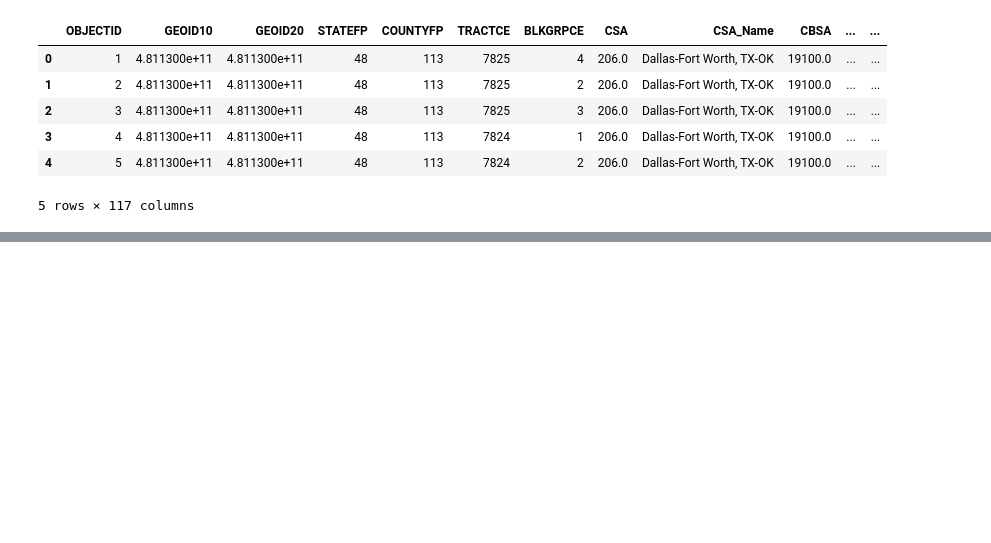
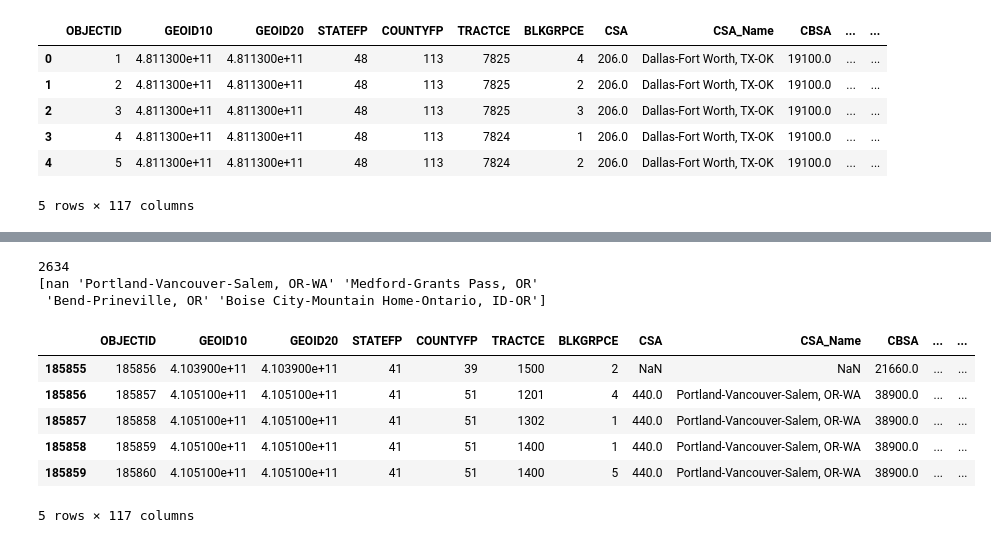
Before and after one commit to dmropp/neighborhood_desirability_project, a Jupyter notebook: exploratory_notebook.ipynb, the cells around one changed output, grey strips where cells are left out. Saved outputs shown, nothing was run; the diff lists cells and outputs as text; code cells hidden in the pictures; blank space fills up the shorter version.

```diff
--- a/exploratory_notebook.ipynb
+++ b/exploratory_notebook.ipynb
@@ -24,0 +95,17 @@ walkability_df.head()
+# %%
+oregon_data = walkability_df.loc[walkability_df["STATEFP"] == 41]
+print(len(oregon_data))
+oregon_cities = oregon_data.CSA_Name.unique()
+print(oregon_cities)
+oregon_data.tail()
+# %% [output]
+2634
+[nan 'Portland-Vancouver-Salem, OR-WA' 'Medford-Grants Pass, OR'
+ 'Bend-Prineville, OR' 'Boise City-Mountain Home-Ontario, ID-OR']
+|  | OBJECTID | GEOID10 | GEOID20 | STATEFP | COUNTYFP | TRACTCE | BLKGRPCE | CSA | CSA_Name | CBSA | ... | ... |
+| 185855 | 185856 | 4.103900e+11 | 4.103900e+11 | 41 | 39 | 1500 | 2 | NaN | NaN | 21660.0 | ... | ... |
+| 185856 | 185857 | 4.105100e+11 | 4.105100e+11 | 41 | 51 | 1201 | 4 | 440.0 | Portland-Vancouver-Salem, OR-WA | 38900.0 | ... | ... |
+| 185857 | 185858 | 4.105100e+11 | 4.105100e+11 | 41 | 51 | 1302 | 1 | 440.0 | Portland-Vancouver-Salem, OR-WA | 38900.0 | ... | ... |
+| 185858 | 185859 | 4.105100e+11 | 4.105100e+11 | 41 | 51 | 1400 | 1 | 440.0 | Portland-Vancouver-Salem, OR-WA | 38900.0 | ... | ... |
+| 185859 | 185860 | 4.105100e+11 | 4.105100e+11 | 41 | 51 | 1400 | 5 | 440.0 | Portland-Vancouver-Salem, OR-WA | 38900.0 | ... | ... |
+5 rows × 117 columns
```
Also changed, not shown: parts of 11 cells of this notebook.
